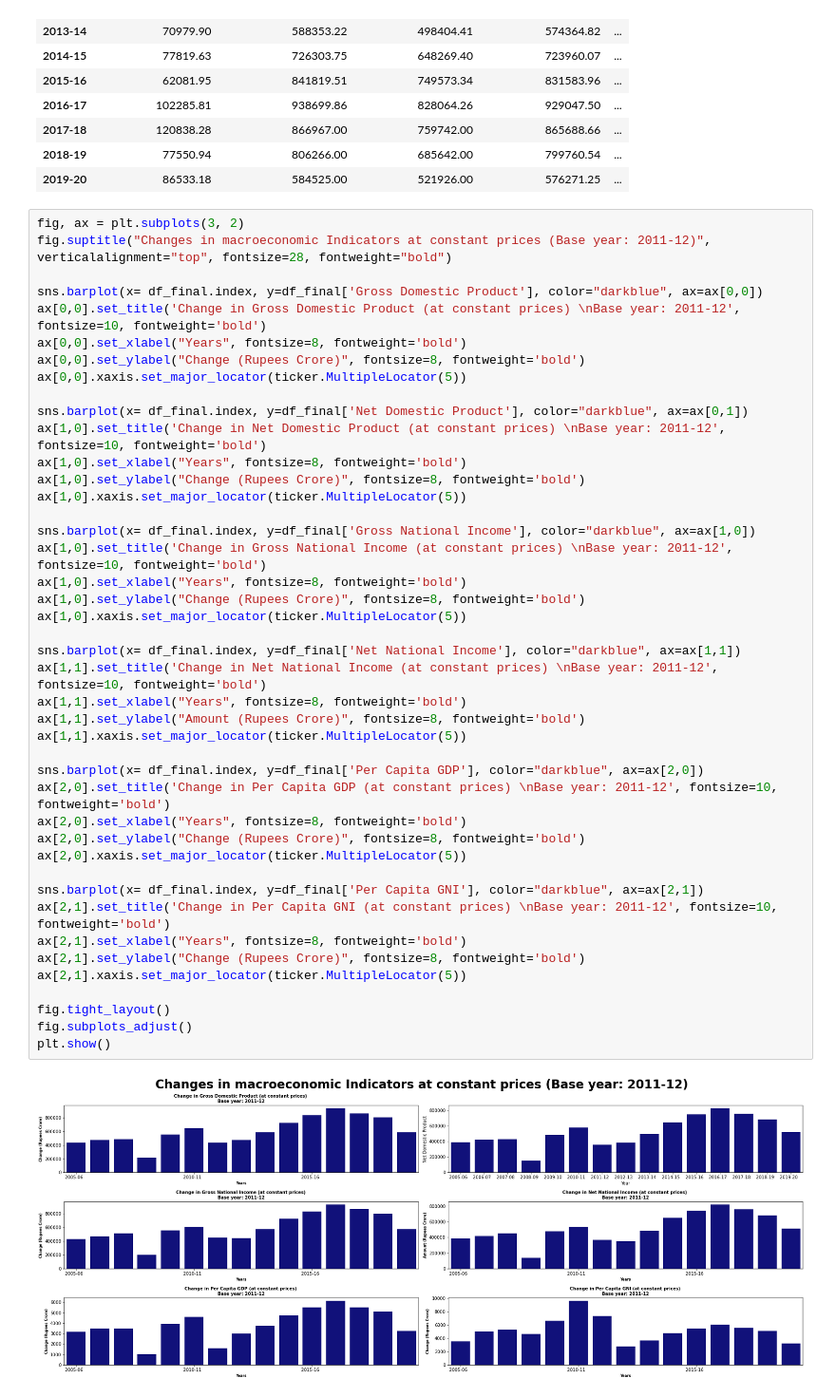
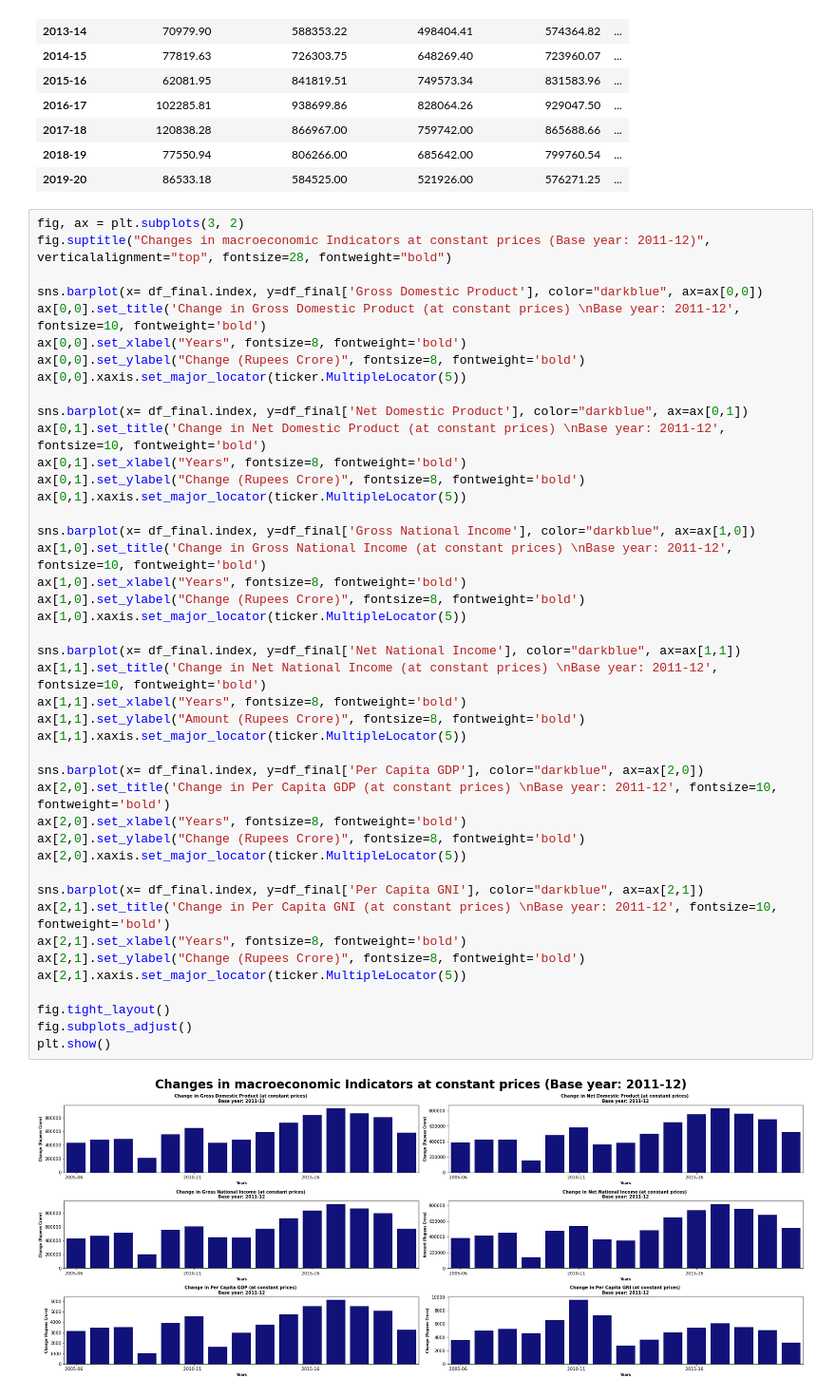
Before and after one commit to arpanganguli/SINE, a Jupyter notebook: Macroeconomic_Aggregates.ipynb, the cells around one changed output. Shown at 95% size. Saved outputs shown, nothing was run; the diff lists cells and outputs as text.

Commit message:
Added missing title

```diff
--- a/Macroeconomic_Aggregates.ipynb
+++ b/Macroeconomic_Aggregates.ipynb
@@ -110,37 +110,37 @@ ax[0,0].set_ylabel("Change (Rupees Crore)", fontsize=8, fontweight='bold')
 ax[0,0].xaxis.set_major_locator(ticker.MultipleLocator(5))
 
 sns.barplot(x= df_final.index, y=df_final['Net Domestic Product'], color="darkblue", ax=ax[0,1])
-ax[1,0].set_title('Change in Net Domestic Product (at constant prices) \nBase year: 2011-12', fontsize=10, fontweight='bold')
-ax[1,0].set_xlabel("Years", fontsize=8, fontweight='bold')
-ax[1,0].set_ylabel("Change (Rupees Crore)", fontsize=8, fontweight='bold')
-ax[1,0].xaxis.set_major_locator(ticker.MultipleLocator(5))
+ax[0,1].set_title('Change in Net Domestic Product (at constant prices) \nBase year: 2011-12', fontsize=10, fontweight='bold')
+ax[0,1].set_xlabel("Years", fontsize=8, fontweight='bold')
+ax[0,1].set_ylabel("Change (Rupees Crore)", fontsize=8, fontweight='bold')
+ax[0,1].xaxis.set_major_locator(ticker.MultipleLocator(5))
 
 sns.barplot(x= df_final.index, y=df_final['Gross National Income'], color="darkblue", ax=ax[1,0])
 ax[1,0].set_title('Change in Gross National Income (at constant prices) \nBase year: 2011-12', fontsize=10, fontweight='bold')
 ax[1,0].set_xlabel("Years", fontsize=8, fontweight='bold')
 ax[1,0].set_ylabel("Change (Rupees Crore)", fontsize=8, fontweight='bold')
 ax[1,0].xaxis.set_major_locator(ticker.MultipleLocator(5))
 
 sns.barplot(x= df_final.index, y=df_final['Net National Income'], color="darkblue", ax=ax[1,1])
 ax[1,1].set_title('Change in Net National Income (at constant prices) \nBase year: 2011-12', fontsize=10, fontweight='bold')
 ax[1,1].set_xlabel("Years", fontsize=8, fontweight='bold')
 ax[1,1].set_ylabel("Amount (Rupees Crore)", fontsize=8, fontweight='bold')
 ax[1,1].xaxis.set_major_locator(ticker.MultipleLocator(5))
 
 sns.barplot(x= df_final.index, y=df_final['Per Capita GDP'], color="darkblue", ax=ax[2,0])
 ax[2,0].set_title('Change in Per Capita GDP (at constant prices) \nBase year: 2011-12', fontsize=10, fontweight='bold')
 ax[2,0].set_xlabel("Years", fontsize=8, fontweight='bold')
 ax[2,0].set_ylabel("Change (Rupees Crore)", fontsize=8, fontweight='bold')
 ax[2,0].xaxis.set_major_locator(ticker.MultipleLocator(5))
 
 sns.barplot(x= df_final.index, y=df_final['Per Capita GNI'], color="darkblue", ax=ax[2,1])
 ax[2,1].set_title('Change in Per Capita GNI (at constant prices) \nBase year: 2011-12', fontsize=10, fontweight='bold')
 ax[2,1].set_xlabel("Years", fontsize=8, fontweight='bold')
 ax[2,1].set_ylabel("Change (Rupees Crore)", fontsize=8, fontweight='bold')
 ax[2,1].xaxis.set_major_locator(ticker.MultipleLocator(5))
 
 fig.tight_layout()
 fig.subplots_adjust()
 plt.show()
 # %% [output]
-[figure, old version]
+[figure, new version]
```
